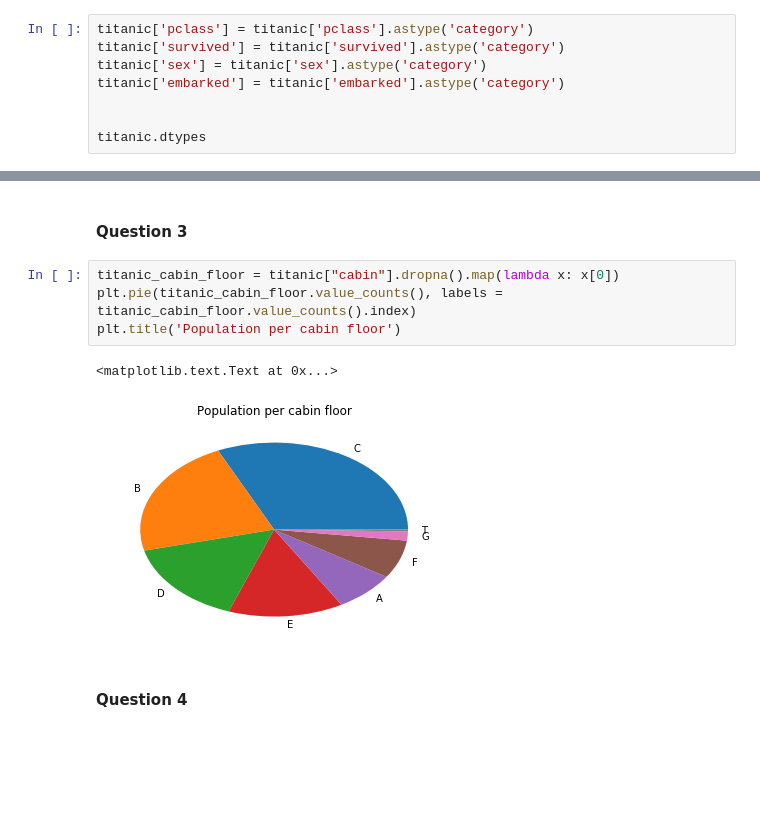
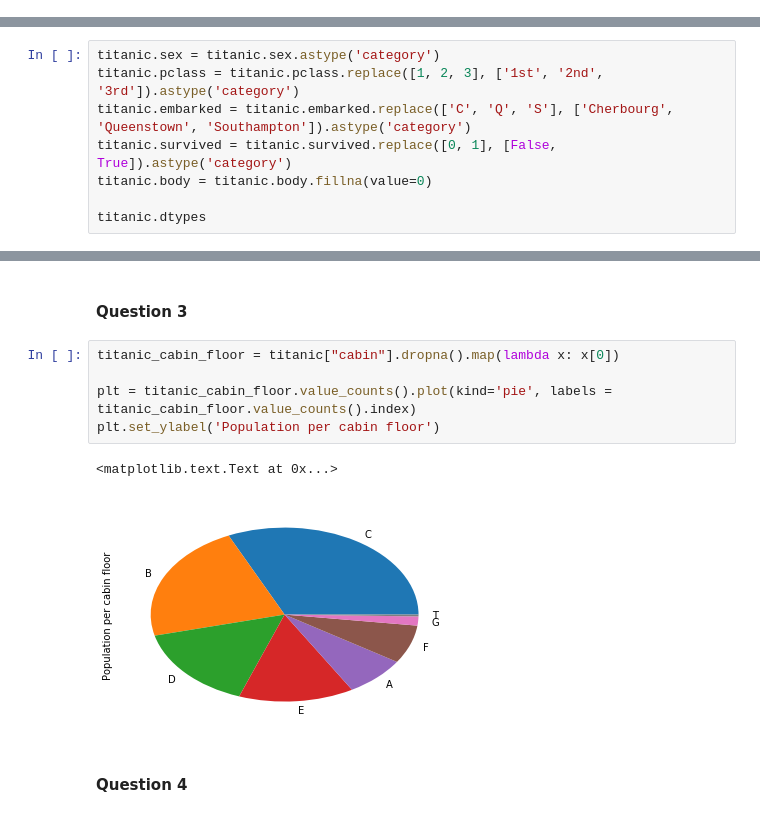
Before and after one commit to Coac/epfl-ada, a Jupyter notebook: 01 - Pandas and Data Wrangling/Homework 1.ipynb, the cells around one changed output, grey strips where cells are left out. Cells and saved outputs as stored; diff of their text form; blank space fills up the shorter version.

```diff
--- a/01 - Pandas and Data Wrangling/Homework 1.ipynb
+++ b/01 - Pandas and Data Wrangling/Homework 1.ipynb
@@ -180,11 +201,3 @@ titanic.describe()
 | 50% | 3.000000 | 0.000000 | 28.000000 | 0.000000 | 0.000000 | 14.454200 | 155.000000 |
 | 75% | 3.000000 | 1.000000 | 39.000000 | 1.000000 | 0.000000 | 31.275000 | 256.000000 |
 | max | 3.000000 | 1.000000 | 80.000000 | 8.000000 | 9.000000 | 512.329200 | 328.000000 |
-# %%
-titanic['pclass'] = titanic['pclass'].astype('category')
-titanic['survived'] = titanic['survived'].astype('category')
-titanic['sex'] = titanic['sex'].astype('category')
-titanic['embarked'] = titanic['embarked'].astype('category')
-
-
-titanic.dtypes
@@ -206,0 +204,8 @@ dtype: object
+# %%
+titanic.sex = titanic.sex.astype('category')
+titanic.pclass = titanic.pclass.replace([1, 2, 3], ['1st', '2nd', '3rd']).astype('category')
+titanic.embarked = titanic.embarked.replace(['C', 'Q', 'S'], ['Cherbourg', 'Queenstown', 'Southampton']).astype('category')
+titanic.survived = titanic.survived.replace([0, 1], [False, True]).astype('category')
+titanic.body = titanic.body.fillna(value=0)
+
+titanic.dtypes
@@ -263,10 +268,11 @@ plt.hist(travel_class['age'].dropna())
 #### Question 3
 # %%
 titanic_cabin_floor = titanic["cabin"].dropna().map(lambda x: x[0])
-plt.pie(titanic_cabin_floor.value_counts(), labels = titanic_cabin_floor.value_counts().index)
-plt.title('Population per cabin floor')
+
+plt = titanic_cabin_floor.value_counts().plot(kind='pie', labels = titanic_cabin_floor.value_counts().index)
+plt.set_ylabel('Population per cabin floor')
 # %% [output]
 <matplotlib.text.Text at 0x...>
-[figure, old version]
+[figure, new version]
 # %% [markdown]
 #### Question 4
```
Also changed, not shown: parts of 23 cells of this notebook, 1 other file.
